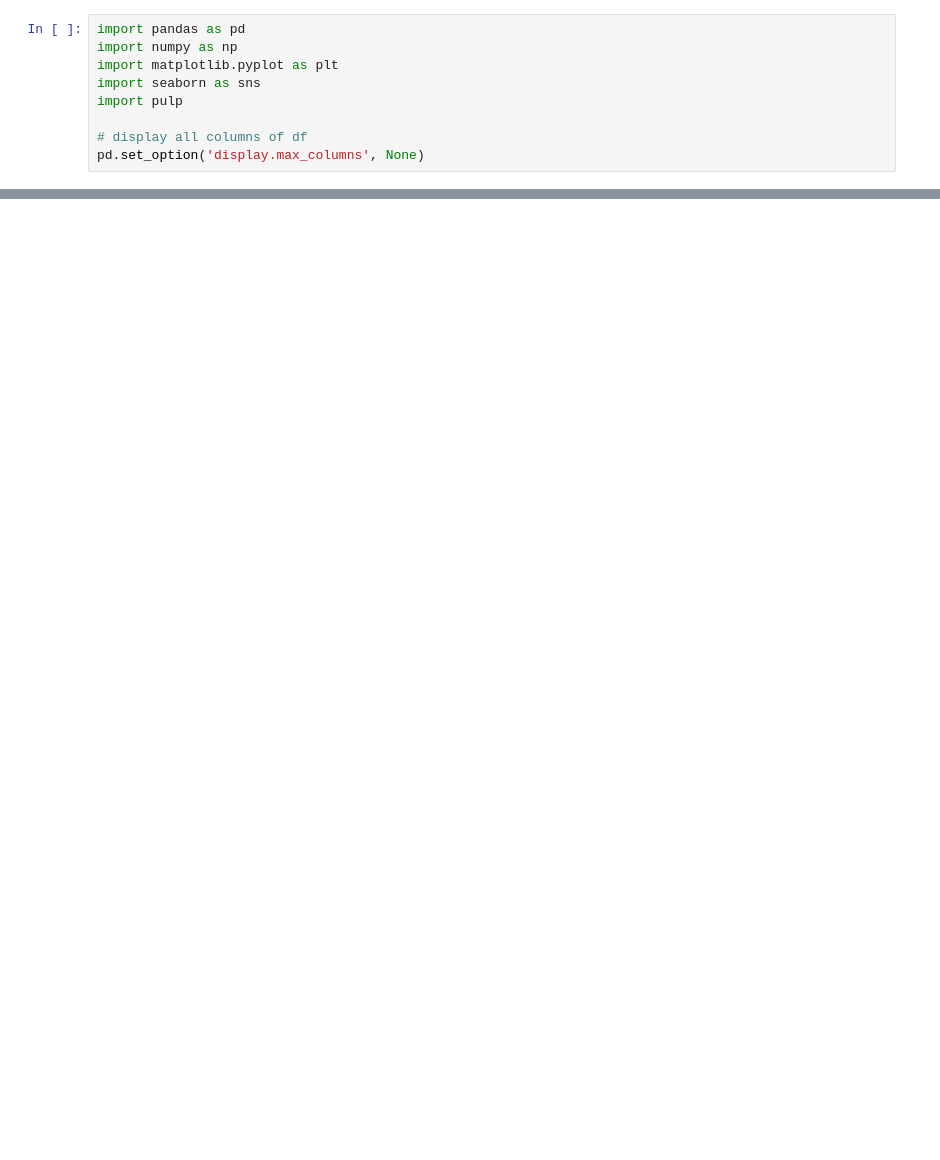
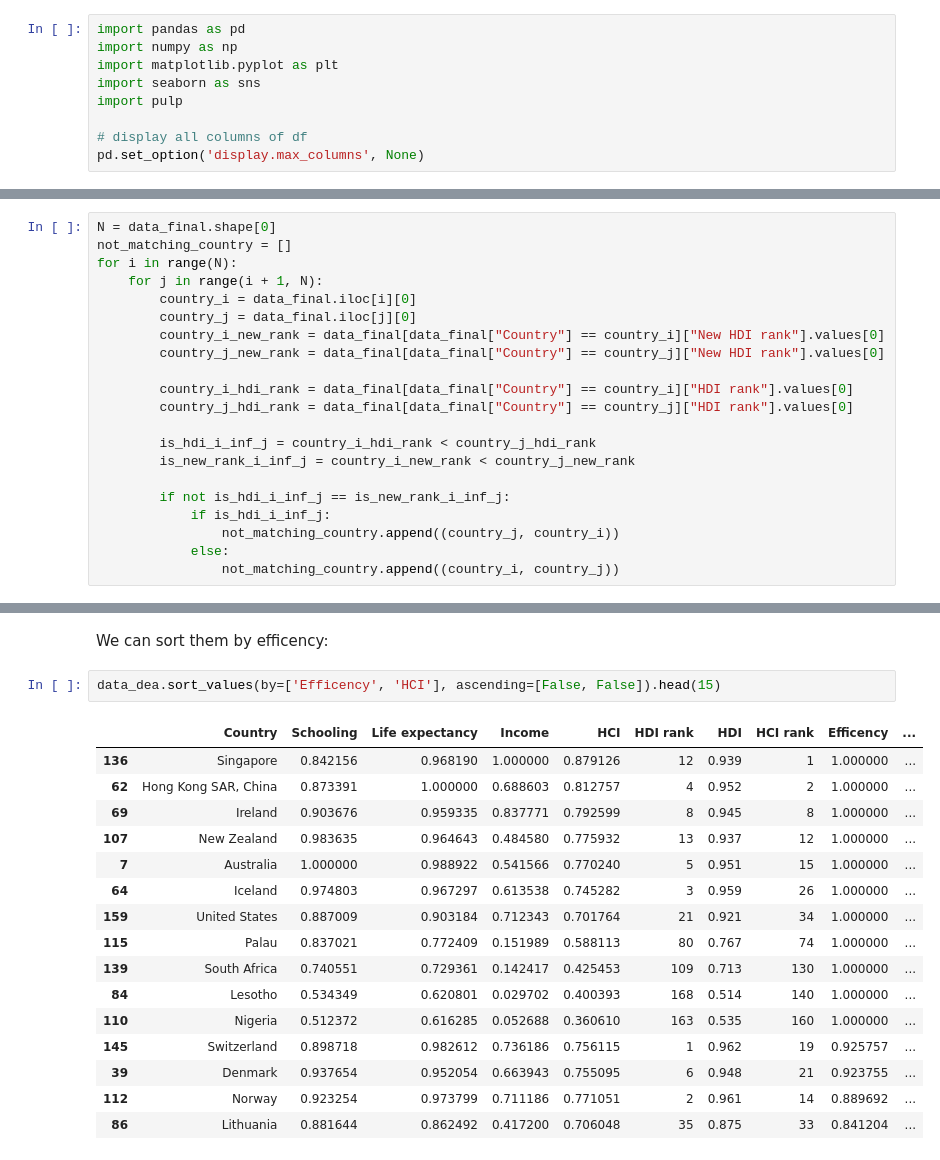
Before and after one commit to JulienDelavande/BE_decision_theory, a Jupyter notebook: BE_decision_theory.ipynb, the cells around one changed output, grey strips where cells are left out. Drawn from its saved outputs; the diff is of its cells as text; blank space fills up the shorter version.

```diff
--- a/BE_decision_theory.ipynb
+++ b/BE_decision_theory.ipynb
@@ -132,0 +274,21 @@ weights_2 = 0.0
+# %%
+N = data_final.shape[0]
+not_matching_country = []
+for i in range(N):
+    for j in range(i + 1, N):
+        country_i = data_final.iloc[i][0]
+        country_j = data_final.iloc[j][0]
+        country_i_new_rank = data_final[data_final["Country"] == country_i]["New HDI rank"].values[0]
+        country_j_new_rank = data_final[data_final["Country"] == country_j]["New HDI rank"].values[0]
+
+        country_i_hdi_rank = data_final[data_final["Country"] == country_i]["HDI rank"].values[0]
+        country_j_hdi_rank = data_final[data_final["Country"] == country_j]["HDI rank"].values[0]
+
+        is_hdi_i_inf_j = country_i_hdi_rank < country_j_hdi_rank
+        is_new_rank_i_inf_j = country_i_new_rank < country_j_new_rank
+
+        if not is_hdi_i_inf_j == is_new_rank_i_inf_j:
+            if is_hdi_i_inf_j:
+                not_matching_country.append((country_j, country_i))
+            else:
+                not_matching_country.append((country_i, country_j))
@@ -132,0 +413,21 @@ weights_2 = 0.0
+# %% [markdown]
+We can sort them by efficency:
+# %%
+data_dea.sort_values(by=['Efficency', 'HCI'], ascending=[False, False]).head(15)
+# %% [output]
+|  | Country | Schooling | Life expectancy | Income | HCI | HDI rank | HDI | HCI rank | Efficency | ... |
+| 136 | Singapore | 0.842156 | 0.968190 | 1.000000 | 0.879126 | 12 | 0.939 | 1 | 1.000000 | ... |
+| 62 | Hong Kong SAR, China | 0.873391 | 1.000000 | 0.688603 | 0.812757 | 4 | 0.952 | 2 | 1.000000 | ... |
+| 69 | Ireland | 0.903676 | 0.959335 | 0.837771 | 0.792599 | 8 | 0.945 | 8 | 1.000000 | ... |
+| 107 | New Zealand | 0.983635 | 0.964643 | 0.484580 | 0.775932 | 13 | 0.937 | 12 | 1.000000 | ... |
+| 7 | Australia | 1.000000 | 0.988922 | 0.541566 | 0.770240 | 5 | 0.951 | 15 | 1.000000 | ... |
+| 64 | Iceland | 0.974803 | 0.967297 | 0.613538 | 0.745282 | 3 | 0.959 | 26 | 1.000000 | ... |
+| 159 | United States | 0.887009 | 0.903184 | 0.712343 | 0.701764 | 21 | 0.921 | 34 | 1.000000 | ... |
+| 115 | Palau | 0.837021 | 0.772409 | 0.151989 | 0.588113 | 80 | 0.767 | 74 | 1.000000 | ... |
+| 139 | South Africa | 0.740551 | 0.729361 | 0.142417 | 0.425453 | 109 | 0.713 | 130 | 1.000000 | ... |
+| 84 | Lesotho | 0.534349 | 0.620801 | 0.029702 | 0.400393 | 168 | 0.514 | 140 | 1.000000 | ... |
+| 110 | Nigeria | 0.512372 | 0.616285 | 0.052688 | 0.360610 | 163 | 0.535 | 160 | 1.000000 | ... |
+| 145 | Switzerland | 0.898718 | 0.982612 | 0.736186 | 0.756115 | 1 | 0.962 | 19 | 0.925757 | ... |
+| 39 | Denmark | 0.937654 | 0.952054 | 0.663943 | 0.755095 | 6 | 0.948 | 21 | 0.923755 | ... |
+| 112 | Norway | 0.923254 | 0.973799 | 0.711186 | 0.771051 | 2 | 0.961 | 14 | 0.889692 | ... |
+| 86 | Lithuania | 0.881644 | 0.862492 | 0.417200 | 0.706048 | 35 | 0.875 | 33 | 0.841204 | ... |
```
Also changed, not shown: parts of 53 cells of this notebook, 13 other files.
